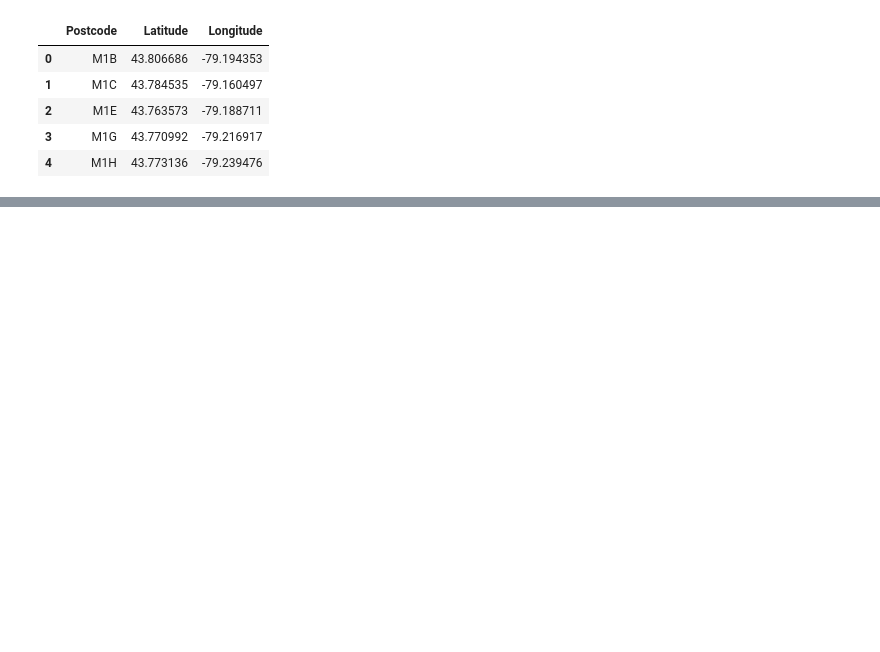
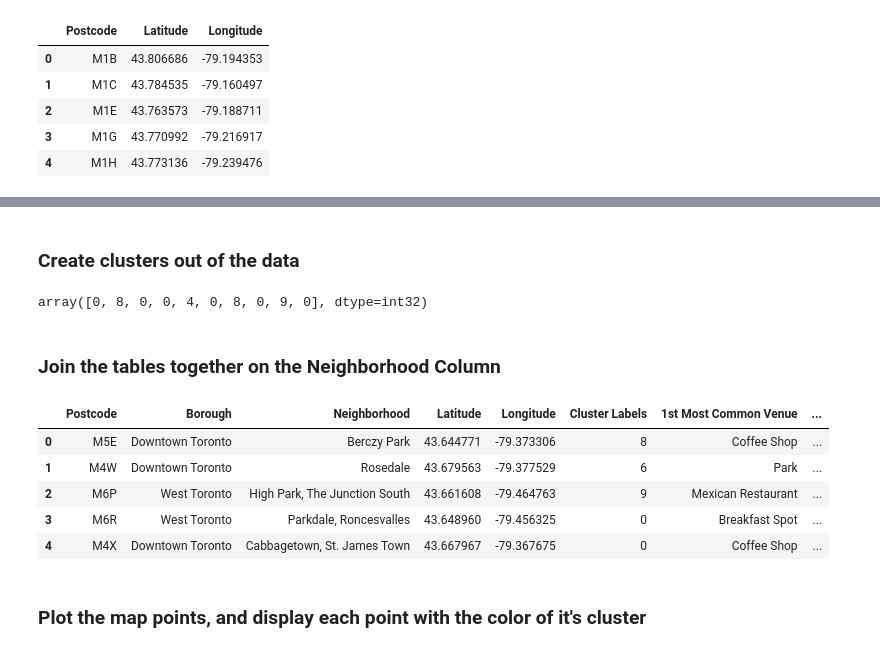
Before and after one commit to magnusbil/Coursera_Capstone, a Jupyter notebook: Seg_Clust_Toronto.ipynb, the cells around one changed output, grey strips where cells are left out. Cells and saved outputs as stored; diff of their text form; code cells hidden in the pictures; blank space fills up the shorter version.

```diff
--- a/Seg_Clust_Toronto.ipynb
+++ b/Seg_Clust_Toronto.ipynb
@@ -119,0 +357,3 @@ tor_geo_df.head()
+# %%
+venues_grouped = venues_onehot.groupby('Neighborhood').mean().reset_index()
+venues_grouped.head()
@@ -119,0 +407,21 @@ tor_geo_df.head()
+# %%
+num_top_venues = 10
+indicators = ['st', 'nd', 'rd']
+
+# create columns according to number of top venues
+columns = ['Neighborhood']
+
+for ind in np.arange(num_top_venues):
+    try:
+        columns.append('{}{} Most Common Venue'.format(ind+1, indicators[ind]))
+    except:
+        columns.append('{}th Most Common Venue'.format(ind+1))
+
+# create a new dataframe
+neighborhoods_venues_sorted = pd.DataFrame(columns=columns)
+neighborhoods_venues_sorted['Neighborhood'] = venues_grouped['Neighborhood']
+
+for ind in np.arange(venues_grouped.shape[0]):
+    neighborhoods_venues_sorted.iloc[ind, 1:] = return_most_common_venues(venues_grouped.iloc[ind, :], num_top_venues)
+
+neighborhoods_venues_sorted.head()
@@ -119,0 +435,35 @@ tor_geo_df.head()
+# %% [markdown]
+### Create clusters out of the data
+# %%
+# set number of clusters
+kclusters = 10
+
+venue_grouped_clustering = venues_grouped.drop('Neighborhood', 1)
+
+# run k-means clustering
+kmeans = KMeans(n_clusters=kclusters, random_state=0).fit(venue_grouped_clustering)
+
+# check cluster labels generated for each row in the dataframe
+kmeans.labels_[0:10]
+# %% [output]
+array([0, 8, 0, 0, 4, 0, 8, 0, 9, 0], dtype=int32)
+# %% [markdown]
+### Join the tables together on the Neighborhood Column
+# %%
+# add clustering labels
+neighborhoods_venues_sorted.insert(0, 'Cluster Labels', kmeans.labels_)
+
+tor_merged = only_tor_df
+
+# merge toronto_grouped with toronto_data to add latitude/longitude for each neighborhood
+tor_merged = tor_merged.join(neighborhoods_venues_sorted.set_index('Neighborhood'), on='Neighborhood')
+tor_merged.head() # check the last columns!
+# %% [output]
+|  | Postcode | Borough | Neighborhood | Latitude | Longitude | Cluster Labels | 1st Most Common Venue | ... |
+| 0 | M5E | Downtown Toronto | Berczy Park | 43.644771 | -79.373306 | 8 | Coffee Shop | ... |
+| 1 | M4W | Downtown Toronto | Rosedale | 43.679563 | -79.377529 | 6 | Park | ... |
+| 2 | M6P | West Toronto | High Park, The Junction South | 43.661608 | -79.464763 | 9 | Mexican Restaurant | ... |
+| 3 | M6R | West Toronto | Parkdale, Roncesvalles | 43.648960 | -79.456325 | 0 | Breakfast Spot | ... |
+| 4 | M4X | Downtown Toronto | Cabbagetown, St. James Town | 43.667967 | -79.367675 | 0 | Coffee Shop | ... |
+# %% [markdown]
+### Plot the map points, and display each point with the color of it's cluster
```
Also changed, not shown: parts of 35 cells of this notebook.
